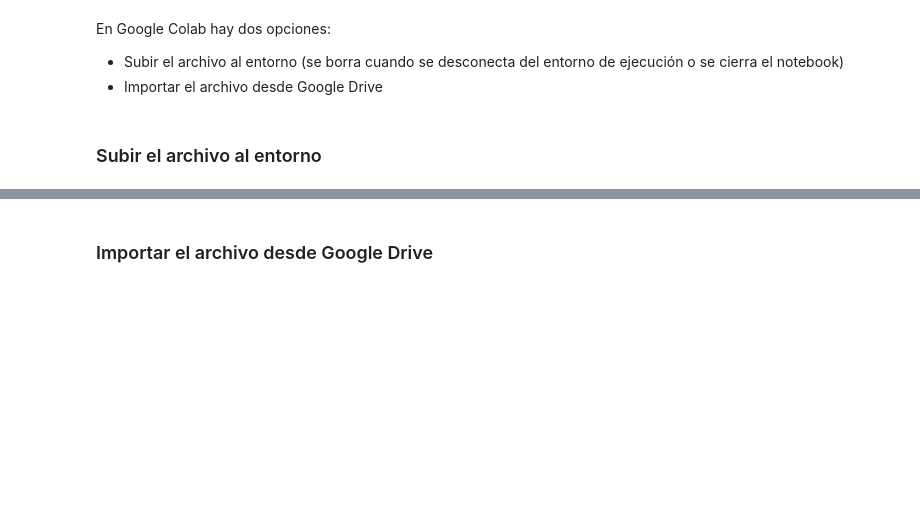
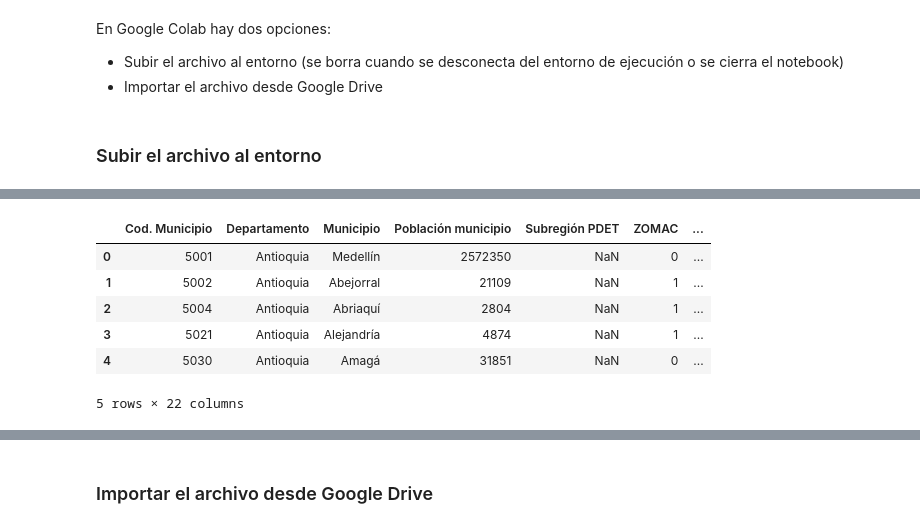
Before and after one commit to juanroarodriguez-source/curso-ia-para-economia, a Jupyter notebook: clases/3_Analisis_y_visualizacion_datos/1_Importacion_Extraccion_Datos.ipynb, the cells around one changed output, grey strips where cells are left out. Saved outputs shown, nothing was run; the diff lists cells and outputs as text; code cells hidden in the pictures; blank space fills up the shorter version.

```diff
--- a/clases/3_Analisis_y_visualizacion_datos/1_Importacion_Extraccion_Datos.ipynb
+++ b/clases/3_Analisis_y_visualizacion_datos/1_Importacion_Extraccion_Datos.ipynb
@@ -72,7 +117,15 @@ df_ssc['ACTIVOS_2023'].dtype
 # %%
 # Archivo txt
-df_mun =
+df_mun = pd.read_csv('Base_municipios.txt', sep="|", decimal=',', encoding ='utf-8', converters={'Cod. Municiopio':str})
 df_mun.head()
+# %% [output]
+|  | Cod. Municipio | Departamento | Municipio | Población municipio | Subregión PDET | ZOMAC | ... |
+| 0 | 5001 | Antioquia | Medellín | 2572350 | NaN | 0 | ... |
+| 1 | 5002 | Antioquia | Abejorral | 21109 | NaN | 1 | ... |
+| 2 | 5004 | Antioquia | Abriaquí | 2804 | NaN | 1 | ... |
+| 3 | 5021 | Antioquia | Alejandría | 4874 | NaN | 1 | ... |
+| 4 | 5030 | Antioquia | Amagá | 31851 | NaN | 0 | ... |
+5 rows × 22 columns
 # %%
 df_mun2 = pd.read_csv('Base_municipios.txt', sep="|", decimal=',', encoding ='utf-8')
 df_mun2.head()
```
Also changed, not shown: parts of 19 cells of this notebook.
